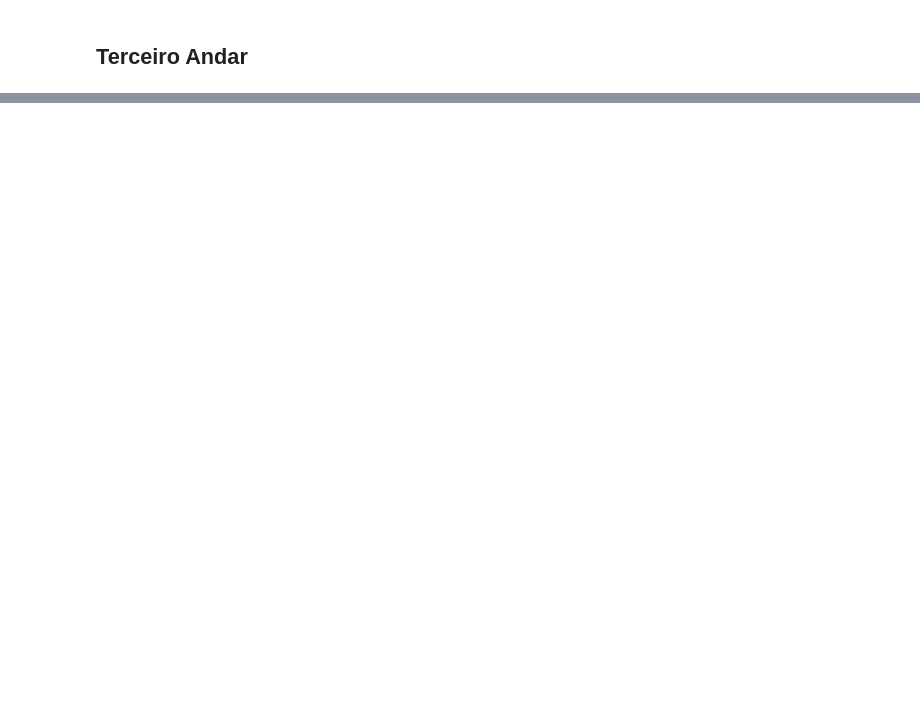
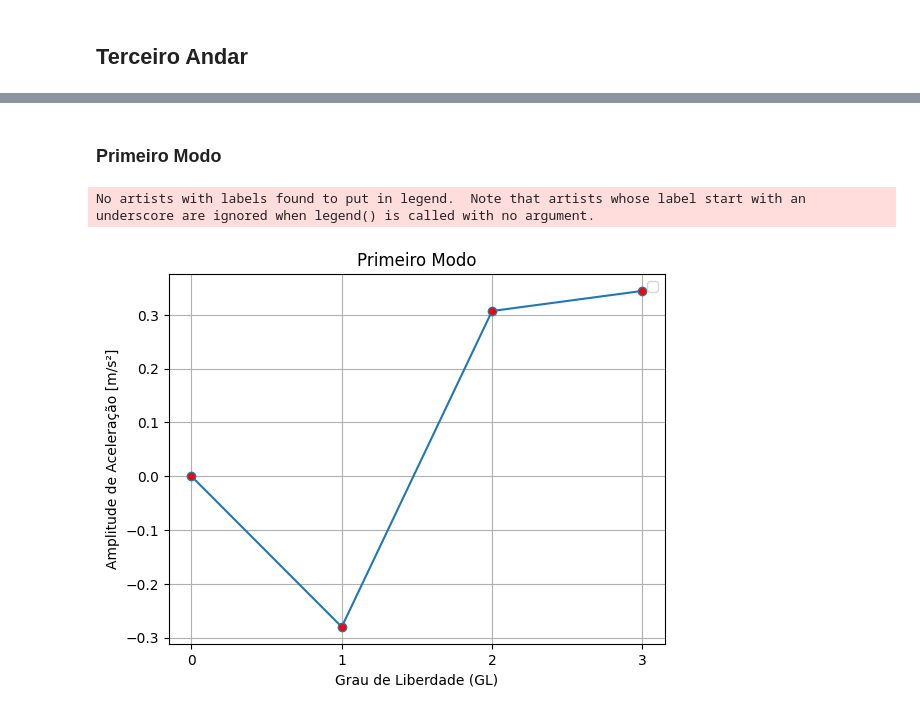
Before and after one commit to Daniel-Sottovia/Grupo-6, a Jupyter notebook: notebook.ipynb, the cells around one changed output, grey strips where cells are left out. Saved outputs shown, nothing was run; the diff lists cells and outputs as text; code cells hidden in the pictures; blank space fills up the shorter version.

Commit message:
Gráficos da Modal
Arrumamos como fica os gráficos.

```diff
--- a/notebook.ipynb
+++ b/notebook.ipynb
@@ -1800,0 +1737,8 @@ plt.show()
+# %%
+# Pegar o auto_vetor
+print(V)
+
+form_modal = np.insert(V, 0, np.zeros([1,3]), axis = 0)
+print(form_modal)
+
+graf_x = [0, 1, 2, 3]
@@ -1800,0 +1753,16 @@ plt.show()
+# %% [markdown]
+### Primeiro Modo
+# %%
+plt.plot(graf_x, form_modal[:, 0], marker='o', mfc = 'r')
+
+plt.xlabel('Grau de Liberdade (GL)')
+plt.ylabel('Amplitude de Aceleração [m/s²]')
+plt.xticks(graf_x)
+plt.grid()
+plt.legend()
+plt.title('Primeiro Modo')
+plt.savefig("D:\\UFSC\\Vibes\\Cordioli\\Trabalho\\Grupo 6\\Primeiro_Modo.png")
+plt.show()
+# %% [output]
+No artists with labels found to put in legend.  Note that artists whose label start with an underscore are ignored when legend() is called with no argument.
+[figure, added]
```
Also changed, not shown: parts of 12 cells of this notebook, 6 other files.
